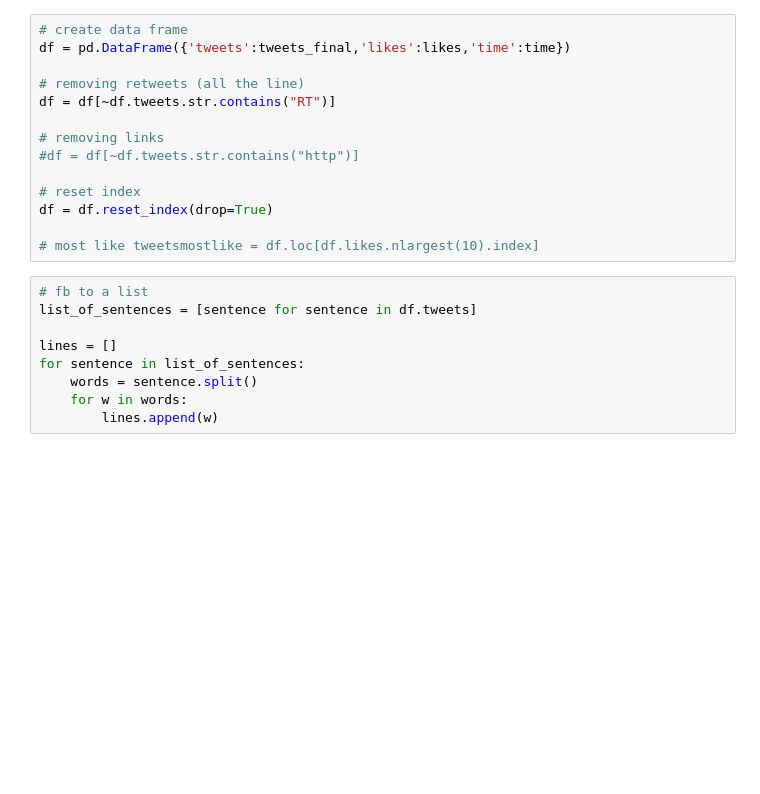
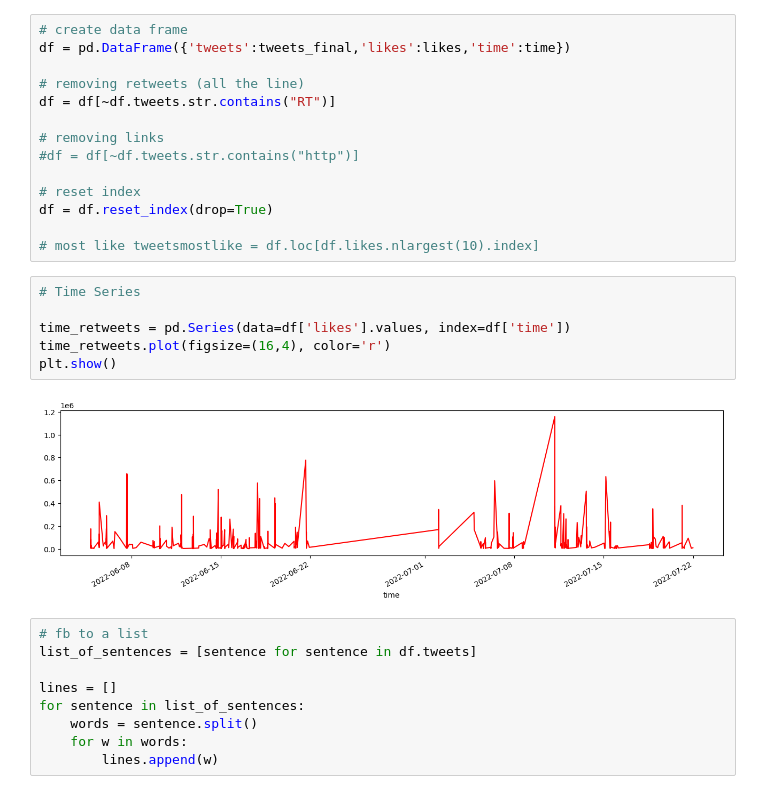
Before and after one commit to imontese/twittermining, a Jupyter notebook: project.ipynb, the cells around one changed output. Drawn from its saved outputs; the diff is of its cells as text; blank space fills up the shorter version.

```diff
--- a/project.ipynb
+++ b/project.ipynb
@@ -261,6 +261,14 @@ df = df[~df.tweets.str.contains("RT")]
 df = df.reset_index(drop=True)
 
 # most like tweetsmostlike = df.loc[df.likes.nlargest(10).index]
+# %%
+# Time Series
+
+time_retweets = pd.Series(data=df['likes'].values, index=df['time'])
+time_retweets.plot(figsize=(16,4), color='r')
+plt.show()
+# %% [output]
+[figure, added]
 # %%
 # fb to a list
 list_of_sentences = [sentence for sentence in df.tweets]
```
Also changed, not shown: parts of 4 cells of this notebook, 5 other files.
